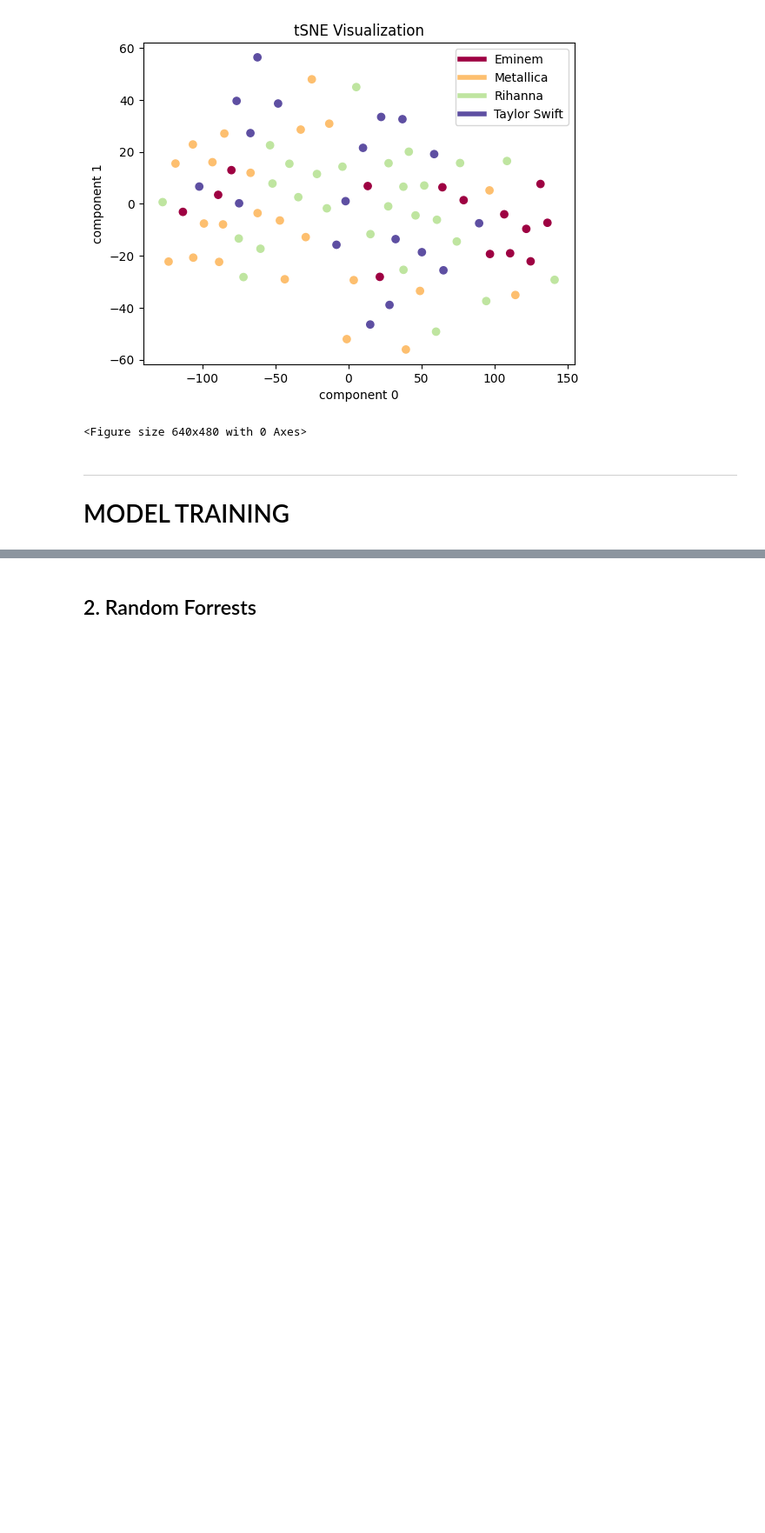
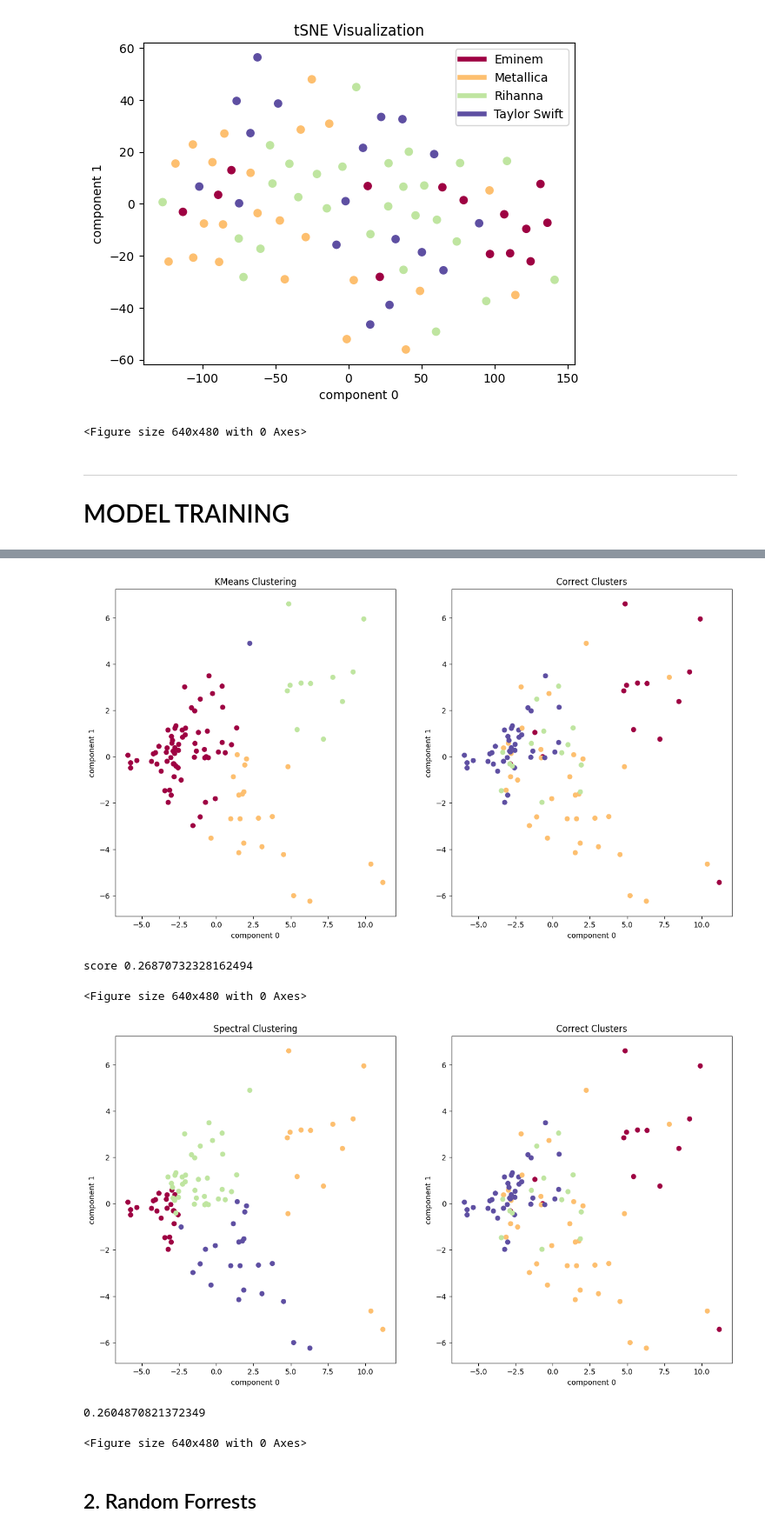
Before and after one commit to kac20/MachineLearning, a Jupyter notebook: Spotify Data set Analysis/spotify.ipynb, the cells around one changed output, grey strips where cells are left out. Shown at 87% size. Saved outputs shown, nothing was run; the diff lists cells and outputs as text; code cells hidden in the pictures; blank space fills up the shorter version.

Commit message:
model starting

```diff
--- a/Spotify Data set Analysis/spotify.ipynb
+++ b/Spotify Data set Analysis/spotify.ipynb
@@ -424,2 +466,28 @@ X_test shape: (91, 100)
+# %%
+# 1. Clustering Model
+from sklearn.cluster import KMeans,SpectralClustering
+from sklearn.metrics.cluster import adjusted_rand_score
+
+num_clusters = len(artists)
+# First perform PCA
+X_embedded =  PCA(n_components = 5).fit_transform(X)
+
+#k-means clustering
+kmeans = KMeans(n_clusters = num_clusters).fit(X_embedded)
+pca_vizualization(X_embedded, y, kmeans.labels_, "KMeans Clustering")
+print("score", adjusted_rand_score(y, kmeans.labels_)) #Evaluate the model
+
+#spectral clustering
+spectral = SpectralClustering(n_clusters = num_clusters, assign_labels='discretize',  affinity="nearest_neighbors")
+spectral_labels = spectral.fit_predict(X_embedded)
+pca_vizualization(X_embedded, y, spectral_labels, "Spectral Clustering")
+print(adjusted_rand_score(y, spectral_labels))
+# %% [output]
+[figure, added]
+score 0.26870732328162494
+<Figure size 640x480 with 0 Axes>
+[figure, added]
+0.2604870821372349
+<Figure size 640x480 with 0 Axes>
 # %% [markdown]
 ## 2. Random Forrests
```
Also changed, not shown: parts of 13 cells of this notebook.
